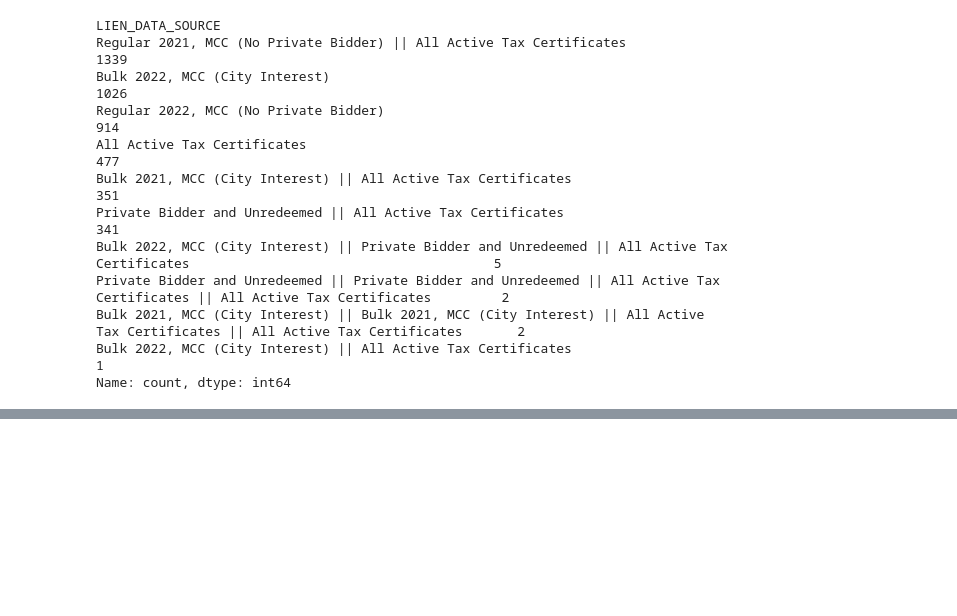
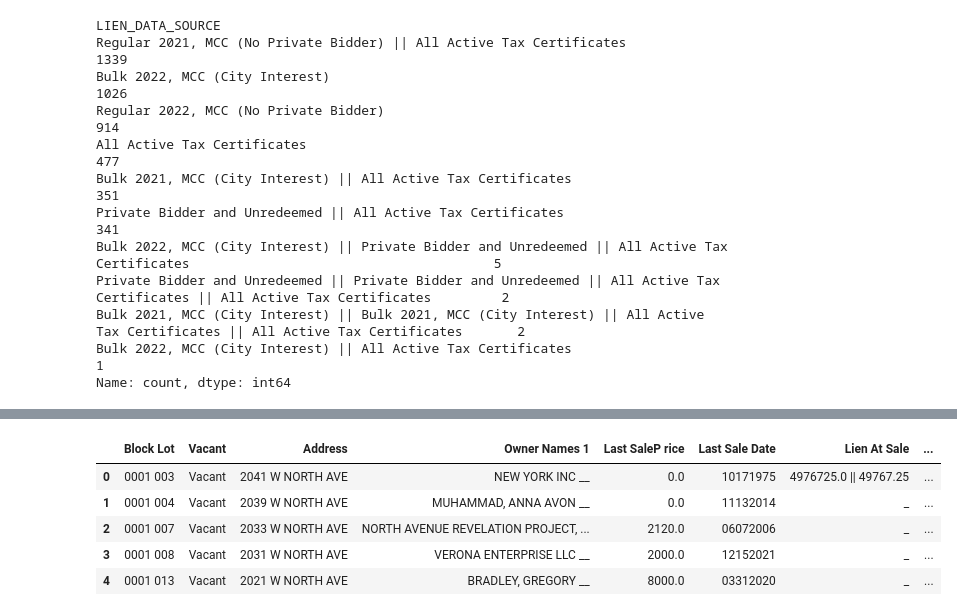
Before and after one commit to Krink22/AbandonedPropertySearch, a Jupyter notebook: Parity.ipynb, the cells around one changed output, grey strips where cells are left out. Cells and saved outputs as stored; diff of their text form; code cells hidden in the pictures; blank space fills up the shorter version.

```diff
--- a/Parity.ipynb
+++ b/Parity.ipynb
@@ -324,11 +345,21 @@ print(f'{fullData["OWNER_2"][0] = }')
 # %%
-columnNames = ["Vacant", "Condemned", "Address", "OwnerNames1", "LastSalePrice", "LastSaleDate", "LienAtSale" ]
-codemapDf = pd.DataFrame(columns = columnNames)
+#MAKE FINAL CODEMAP DF FOR EXPORT
+codemapDf = pd.DataFrame()
+codemapDf["Block Lot"] = fullData["BLOCKLOT"]
 codemapDf["Vacant"] = fullData["NT"]
 codemapDf["Address"] = fullData["Address"]
-codemapDf["OwnerNames1"] = fullData['OWNER_1'] + fullData['OWNER_2'] + fullData['OWNER_3']
-codemapDf["LastSalePrice"]=fullData['SALEPRIC']
-codemapDf["LastSaleDate"]=fullData['SALEDATE']
-
+codemapDf["Owner Names 1"] = fullData['OWNER_1'] + fullData['OWNER_2'] + fullData['OWNER_3']
+codemapDf["Last Sale Price"]=fullData['SALEPRIC']
+codemapDf["Last Sale Date"]=fullData['SALEDATE']
+codemapDf["Lien At Sale"] = fullData["TOTAL_LIENS"]
+codemapDf["Lien Data Sources"] = fullData["LIEN_DATA_SOURCE"]
+codemapDf["Condemned"]='not yet added'
 
 codemapDf.head()
+# %% [output]
+|  | Block Lot | Vacant | Address | Owner Names 1 | Last SaleP rice | Last Sale Date | Lien At Sale | ... |
+| 0 | 0001 003 | Vacant | 2041 W NORTH AVE | NEW YORK INC __ | 0.0 | 10171975 | 4976725.0 || 49767.25 | ... |
+| 1 | 0001 004 | Vacant | 2039 W NORTH AVE | MUHAMMAD, ANNA AVON __ | 0.0 | 11132014 | _ | ... |
+| 2 | 0001 007 | Vacant | 2033 W NORTH AVE | NORTH AVENUE REVELATION PROJECT, ... | 2120.0 | 06072006 | _ | ... |
+| 3 | 0001 008 | Vacant | 2031 W NORTH AVE | VERONA ENTERPRISE LLC __ | 2000.0 | 12152021 | _ | ... |
+| 4 | 0001 013 | Vacant | 2021 W NORTH AVE | BRADLEY, GREGORY __ | 8000.0 | 03312020 | _ | ... |
```
Also changed, not shown: parts of 9 cells of this notebook.
